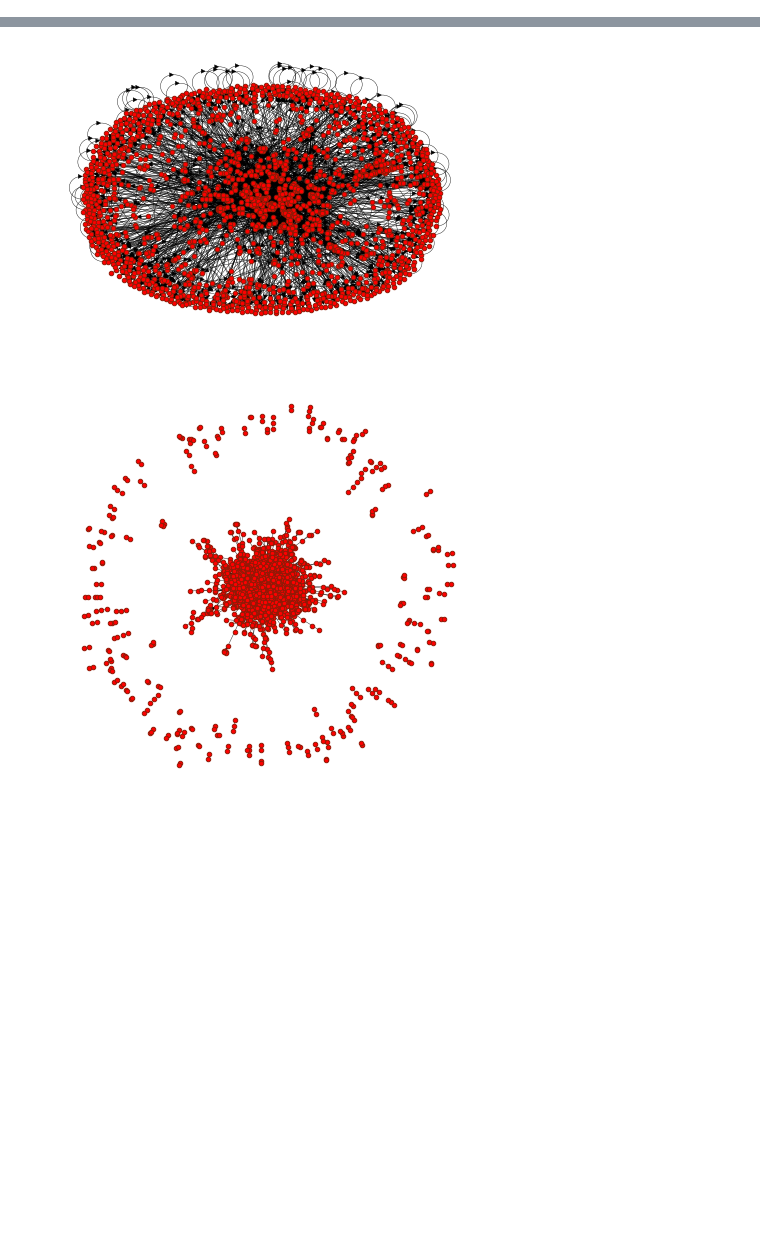
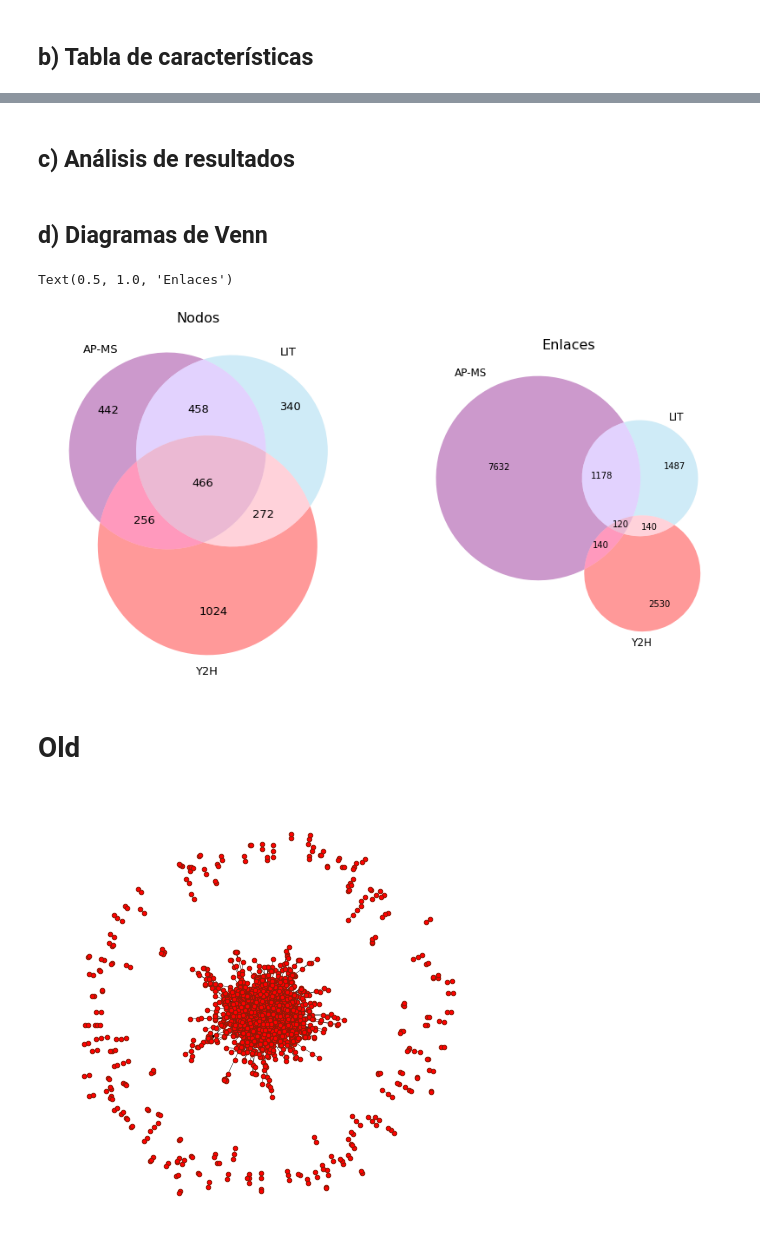
Before and after one commit to facundojgarcia02/CoNet, a Jupyter notebook: TP1/Proteins.ipynb, the cells around one changed output, grey strips where cells are left out. Saved outputs shown, nothing was run; the diff lists cells and outputs as text; code cells hidden in the pictures; blank space fills up the shorter version.

```diff
--- a/TP1/Proteins.ipynb
+++ b/TP1/Proteins.ipynb
@@ -56 +110,3 @@ df_y2h
+# %% [markdown]
+## b) Tabla de características
 # %%
@@ -94,10 +144,42 @@ pd.DataFrame(attrs).rename(index = {"node_number": "Numero de nodos",
 | AP-MS | 1622 | 9070 | False | 11.183724 | 1 | 127 | 0.006899 | ... |
 | LIT | 1536 | 2925 | False | 3.808594 | 1 | 40 | 0.002481 | ... |
 | Y2H | 2018 | 2930 | False | 2.903865 | 1 | 91 | 0.00144 | ... |
-# %%
-nx.draw(graph, **CUSTOM_FORMAT)
-# %% [output]
-[figure, removed]
+# %% [markdown]
+## c) Análisis de resultados
+# %% [markdown]
+## d) Diagramas de Venn
+# %%
+nodes_apms = pd.concat([dataframes[0]["source"],dataframes[0]["target"]]).unique() #0: APMS
+nodes_lit  = pd.concat([dataframes[1]["source"],dataframes[1]["target"]]).unique() #1: LIT
+nodes_y2h  = pd.concat([dataframes[2]["source"],dataframes[2]["target"]]).unique() #2: Y2H
+
+edges_apms = [tuple(sorted(i)) for i in graphs[0].edges]
+edges_lit  = [tuple(sorted(i)) for i in graphs[1].edges]
+edges_y2h  = [tuple(sorted(i)) for i in graphs[2].edges]
+# %%
+import matplotlib_venn as venn
+
+fig, ax = plt.subplots(1, 2, figsize = (14, 10))
+fig.set_facecolor("white")
+
+v_nodes = venn.venn3([set(nodes_apms), set(nodes_lit), set(nodes_y2h)], set_labels = ('AP-MS', 'LIT', 'Y2H'),
+          set_colors =("Purple", "Skyblue", "Red"), ax = ax[0])
+
+v_edges = venn.venn3([set(edges_apms), set(edges_lit), set(edges_y2h)], set_labels = ('AP-MS', 'LIT', 'Y2H'),
+          set_colors =("Purple", "Skyblue", "Red"), ax = ax[1])
+
+#v.get_patch_by_id('100').set_color("red")
+
+for text in ax[0].texts:
+    text.set_fontsize(13)
+
+ax[0].set_title("Nodos", fontsize = 16)
+ax[1].set_title("Enlaces", fontsize = 16)
+# %% [output]
+Text(0.5, 1.0, 'Enlaces')
+[figure, added]
+# %% [markdown]
+# Old
 # %%
 class DataSet:
     """
```
Also changed, not shown: parts of 10 cells of this notebook, 1 other file.
